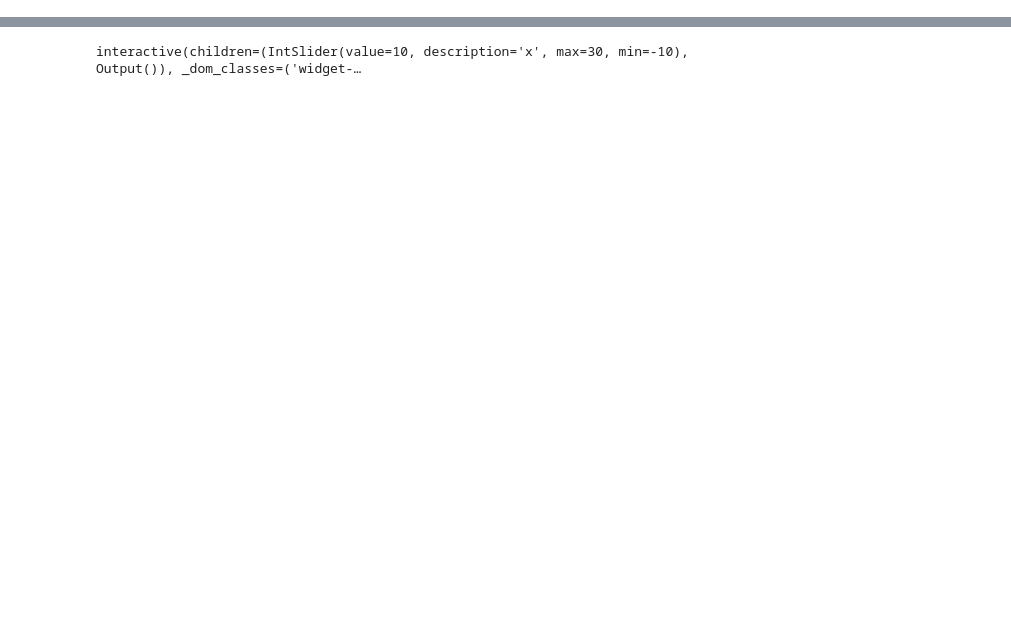
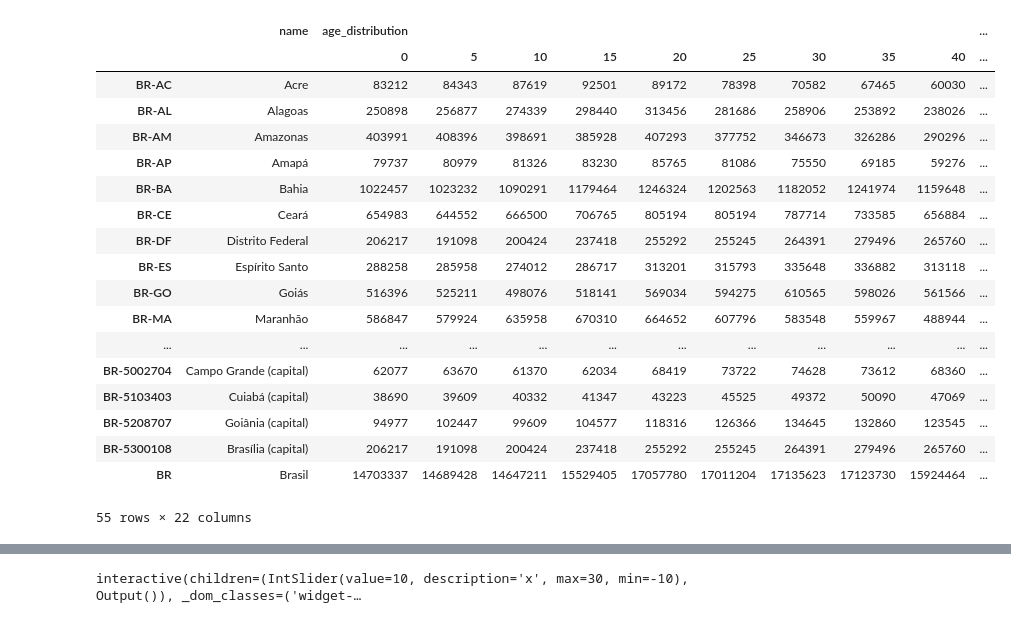
Before and after one commit to pydemic/vaccine_simulation_notebooks, a Jupyter notebook: vaccine_dashboard.ipynb, the cells around one changed output, grey strips where cells are left out. Saved outputs shown, nothing was run; the diff lists cells and outputs as text; code cells hidden in the pictures; blank space fills up the shorter version.

```diff
--- a/vaccine_dashboard.ipynb
+++ b/vaccine_dashboard.ipynb
@@ -10,6 +10,28 @@ import operator
 
 data = pd.read_pickle('data.pkl.gz')
 hospitalization = pd.read_pickle('hospitalization.pkl.gz')
+# %%
+data
+# %% [output]
+|  | name | age_distribution |  |  |  |  |  |  |  |  | ... |
+|  |  | 0 | 5 | 10 | 15 | 20 | 25 | 30 | 35 | 40 | ... |
+| BR-AC | Acre | 83212 | 84343 | 87619 | 92501 | 89172 | 78398 | 70582 | 67465 | 60030 | ... |
+| BR-AL | Alagoas | 250898 | 256877 | 274339 | 298440 | 313456 | 281686 | 258906 | 253892 | 238026 | ... |
+| BR-AM | Amazonas | 403991 | 408396 | 398691 | 385928 | 407293 | 377752 | 346673 | 326286 | 290296 | ... |
+| BR-AP | Amapá | 79737 | 80979 | 81326 | 83230 | 85765 | 81086 | 75550 | 69185 | 59276 | ... |
+| BR-BA | Bahia | 1022457 | 1023232 | 1090291 | 1179464 | 1246324 | 1202563 | 1182052 | 1241974 | 1159648 | ... |
+| BR-CE | Ceará | 654983 | 644552 | 666500 | 706765 | 805194 | 805194 | 787714 | 733585 | 656884 | ... |
+| BR-DF | Distrito Federal | 206217 | 191098 | 200424 | 237418 | 255292 | 255245 | 264391 | 279496 | 265760 | ... |
+| BR-ES | Espírito Santo | 288258 | 285958 | 274012 | 286717 | 313201 | 315793 | 335648 | 336882 | 313118 | ... |
+| BR-GO | Goiás | 516396 | 525211 | 498076 | 518141 | 569034 | 594275 | 610565 | 598026 | 561566 | ... |
+| BR-MA | Maranhão | 586847 | 579924 | 635958 | 670310 | 664652 | 607796 | 583548 | 559967 | 488944 | ... |
+| ... | ... | ... | ... | ... | ... | ... | ... | ... | ... | ... | ... |
+| BR-5002704 | Campo Grande (capital) | 62077 | 63670 | 61370 | 62034 | 68419 | 73722 | 74628 | 73612 | 68360 | ... |
+| BR-5103403 | Cuiabá (capital) | 38690 | 39609 | 40332 | 41347 | 43223 | 45525 | 49372 | 50090 | 47069 | ... |
+| BR-5208707 | Goiânia (capital) | 94977 | 102447 | 99609 | 104577 | 118316 | 126366 | 134645 | 132860 | 123545 | ... |
+| BR-5300108 | Brasília (capital) | 206217 | 191098 | 200424 | 237418 | 255292 | 255245 | 264391 | 279496 | 265760 | ... |
+| BR | Brasil | 14703337 | 14689428 | 14647211 | 15529405 | 17057780 | 17011204 | 17135623 | 17123730 | 15924464 | ... |
+55 rows × 22 columns
 # %%
 class Timer:
     def __init__(self, timeout, callback):
```
Also changed, not shown: parts of 1 cell of this notebook, 4 other files.
